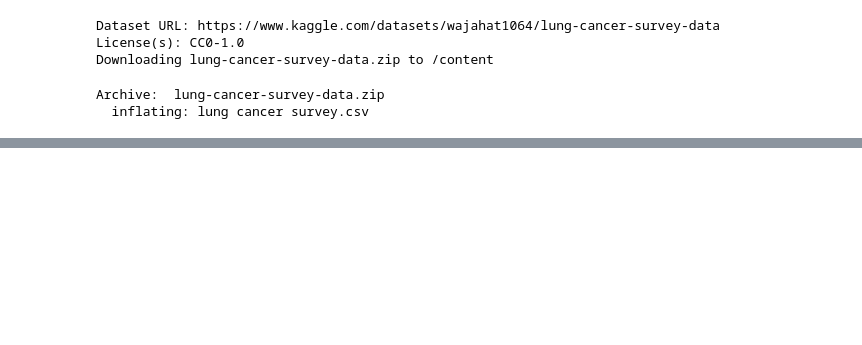
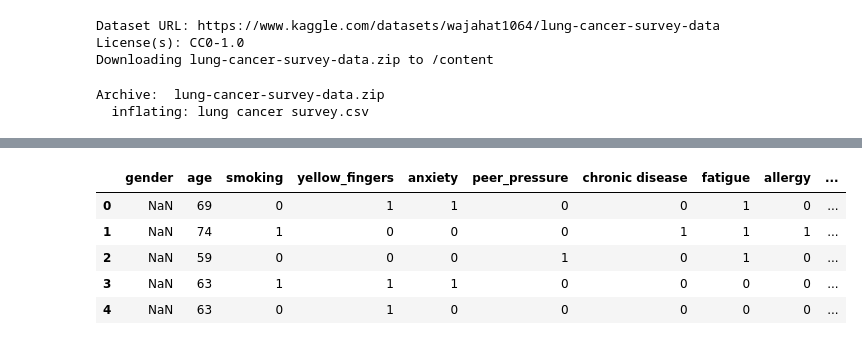
Before and after one commit to NeoMorpheus99/AI-ML, a Jupyter notebook: model/lung_cancer.ipynb, the cells around one changed output, grey strips where cells are left out. Saved outputs shown, nothing was run; the diff lists cells and outputs as text; code cells hidden in the pictures; blank space fills up the shorter version.

```diff
--- a/model/lung_cancer.ipynb
+++ b/model/lung_cancer.ipynb
@@ -36,0 +100,9 @@ print("Hello world")
+# %%
+data.head()
+# %% [output]
+|  | gender | age | smoking | yellow_fingers | anxiety | peer_pressure | chronic disease | fatigue | allergy | ... |
+| 0 | NaN | 69 | 0 | 1 | 1 | 0 | 0 | 1 | 0 | ... |
+| 1 | NaN | 74 | 1 | 0 | 0 | 0 | 1 | 1 | 1 | ... |
+| 2 | NaN | 59 | 0 | 0 | 0 | 1 | 0 | 1 | 0 | ... |
+| 3 | NaN | 63 | 1 | 1 | 1 | 0 | 0 | 0 | 0 | ... |
+| 4 | NaN | 63 | 0 | 1 | 0 | 0 | 0 | 0 | 0 | ... |
```
Also changed, not shown: parts of 20 cells of this notebook.
